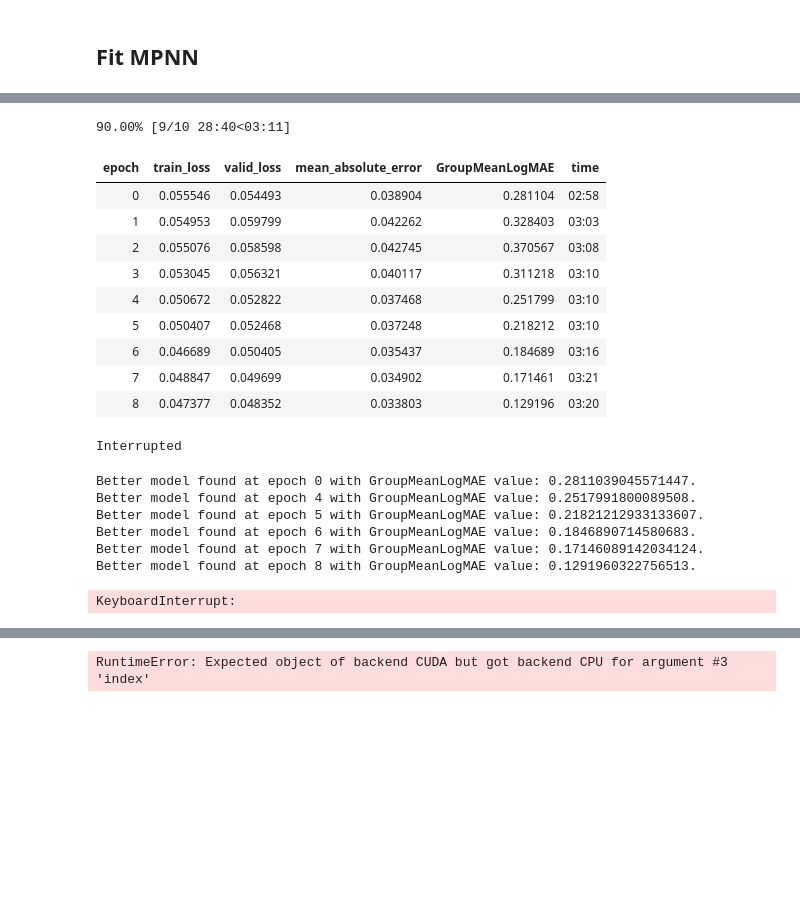
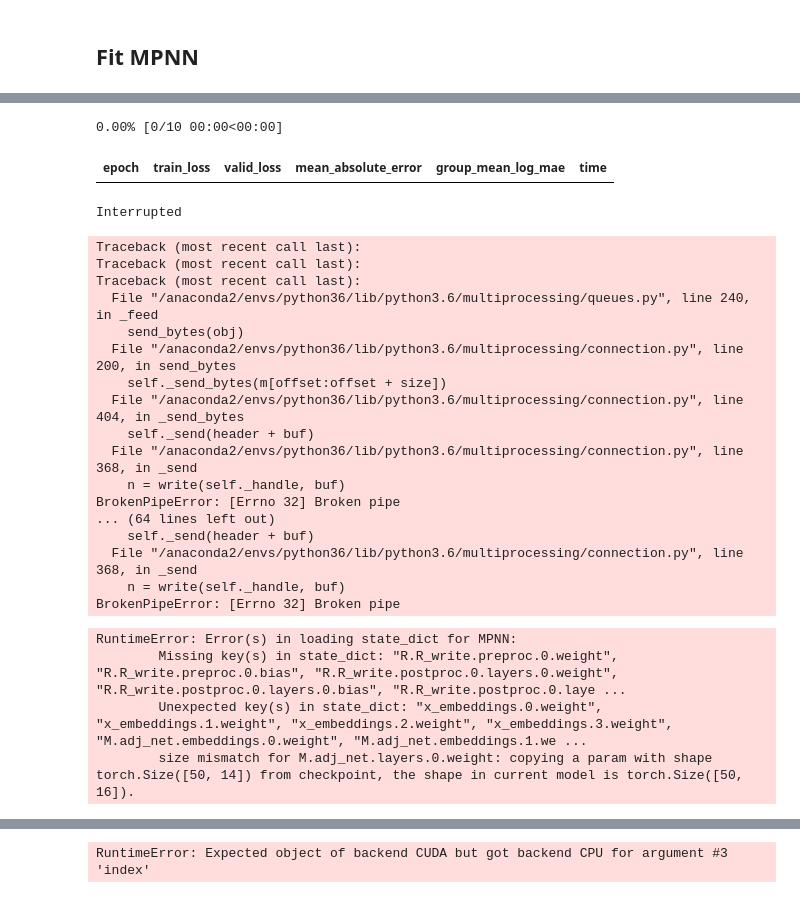
Before and after one commit to robinniesert/kaggle-champs, a Jupyter notebook: nbs/mpnn_cuda.ipynb, the cells around one changed output, grey strips where cells are left out. Cells and saved outputs as stored; diff of their text form; code cells hidden in the pictures; blank space fills up the shorter version.

Commit message:
type specific head

```diff
--- a/nbs/mpnn_cuda.ipynb
+++ b/nbs/mpnn_cuda.ipynb
@@ -1265,8 +1303,8 @@ use_master_node = True
 # %%
-train_ds = MoleculeDataset(y_train, x_train, e_train, mask_train, pairs_idx_train,
-                           use_master_node, edge_mask_train, x_m_train, e_m_train)
-val_ds   = MoleculeDataset(y_val, x_val, e_val, mask_val, pairs_idx_val,
-                           use_master_node, edge_mask_val, x_m_val, e_m_val)
+train_ds = MoleculeDataset(y_train, x_train, e_train, mask_train, pairs_idx_train, edge_mask_train,
+                           types_train, use_master_node, x_m_train, e_m_train)
+val_ds   = MoleculeDataset(y_val, x_val, e_val, mask_val, pairs_idx_val, edge_mask_val,
+                           types_val, use_master_node, x_m_val, e_m_val)
 train_dl = DataLoader(train_ds, batch_size, shuffle=True, num_workers=8)
 val_dl   = DataLoader(val_ds, batch_size, num_workers=8)
 db = DataBunch(train_dl, val_dl)
@@ -1283,7 +1323,7 @@ class GroupMeanLogMAE(Callback):
     types_cidx = 2
 
     def __init__(self, learn, **kwargs): self.learn = learn
-    def on_train_begin(self, **kwargs): self.learn.recorder.add_metric_names(['GroupMeanLogMAE'])
+    def on_train_begin(self, **kwargs): self.learn.recorder.add_metric_names(['group_mean_log_mae'])
     def on_epoch_begin(self, **kwargs): self.input, self.output, self.target = [], [], []
 
     def on_batch_end(self, last_target, last_output, last_input, train, **kwargs):
@@ -1315,13 +1355,16 @@ def set_seed(seed=100):
     # numpy RNG
     np.random.seed(seed)
 # %%
-wd = 1e-6
+wd, batch_norm = 0, False
 update_steps, proc_steps = 5, 10
 n_x, n_h, n_e = N_ATOM_FEATURES, 50, N_EDGE_FEATURES
 n_x_m, n_h_m, n_e_m = N_MASTER_FEATURES, 100, N_MASTER_EDGE_FEATURES
-enn_args = dict(layers=[50, 50, 50, 50], act=nn.ReLU(True), dropout=[0.0, 0.0, 0.0, 0.0], batch_norm=False)
-master_enn_args = dict(layers=[50, 50, 50, 50], act=nn.ReLU(True), dropout=[0.0, 0.0, 0.0, 0.0], batch_norm=False)
-R_net_args = dict(layers=[200, 100], act=nn.ReLU(True), dropout=[0.0, 0.0], batch_norm=False)
+enn_args = dict(layers=[50, 50, 50, 50], act=nn.ReLU(True), dropout=[0.0, 0.0, 0.0, 0.0],
+                batch_norm=batch_norm)
+master_enn_args = dict(layers=[50, 50, 50, 50], act=nn.ReLU(True), dropout=[0.0, 0.0, 0.0, 0.0],
+                       batch_norm=batch_norm)
+R_net_args = dict(pre_layers=[200], post_layers=[100], act=nn.ReLU(True), dropout=[0.0, 0.0],
+                  batch_norm=batch_norm)
 # %%
 set_seed(100)
 if use_master_node:
@@ -1342,4 +1422,4 @@ LR Finder is complete, type {learner_name}.recorder.plot() to see the graph.
 # %%
-learn.fit_one_cycle(10, max_lr=1e-3, callbacks=[SaveModelCallback(learn, every='improvement', mode='min',
-                                                                  monitor='GroupMeanLogMAE',  name='mpnn1')])
+learn.fit_one_cycle(10, max_lr=3e-4, callbacks=[SaveModelCallback(learn, every='improvement', mode='min',
+                                                                  monitor='group_mean_log_mae',  name='mpnn1')])
 # %% [output]
@@ -1381,23 +1457,28 @@ KeyboardInterrupt:
 # %%
-learn.fit_one_cycle(10, max_lr=2e-4, callbacks=[SaveModelCallback(learn, every='improvement', mode='min',
-                                                                  monitor='GroupMeanLogMAE',  name='mpnn2')])
+learn.fit_one_cycle(10, max_lr=1e-4, callbacks=[SaveModelCallback(learn, every='improvement', mode='min',
+                                                                  monitor='group_mean_log_mae',  name='mpnn2')])
 # %% [output]
-90.00% [9/10 28:40<03:11]
+0.00% [0/10 00:00<00:00]
-| epoch | train_loss | valid_loss | mean_absolute_error | GroupMeanLogMAE | time |
-| 0 | 0.055546 | 0.054493 | 0.038904 | 0.281104 | 02:58 |
-| 1 | 0.054953 | 0.059799 | 0.042262 | 0.328403 | 03:03 |
-| 2 | 0.055076 | 0.058598 | 0.042745 | 0.370567 | 03:08 |
-| 3 | 0.053045 | 0.056321 | 0.040117 | 0.311218 | 03:10 |
-| 4 | 0.050672 | 0.052822 | 0.037468 | 0.251799 | 03:10 |
-| 5 | 0.050407 | 0.052468 | 0.037248 | 0.218212 | 03:10 |
-| 6 | 0.046689 | 0.050405 | 0.035437 | 0.184689 | 03:16 |
-| 7 | 0.048847 | 0.049699 | 0.034902 | 0.171461 | 03:21 |
-| 8 | 0.047377 | 0.048352 | 0.033803 | 0.129196 | 03:20 |
+| epoch | train_loss | valid_loss | mean_absolute_error | group_mean_log_mae | time |
 Interrupted
-Better model found at epoch 0 with GroupMeanLogMAE value: 0.2811039045571447.
-Better model found at epoch 4 with GroupMeanLogMAE value: 0.2517991800089508.
-Better model found at epoch 5 with GroupMeanLogMAE value: 0.21821212933133607.
-Better model found at epoch 6 with GroupMeanLogMAE value: 0.1846890714580683.
-Better model found at epoch 7 with GroupMeanLogMAE value: 0.17146089142034124.
-Better model found at epoch 8 with GroupMeanLogMAE value: 0.1291960322756513.
+Traceback (most recent call last):
+Traceback (most recent call last):
+Traceback (most recent call last):
+  File "/anaconda2/envs/python36/lib/python3.6/multiprocessing/queues.py", line 240, in _feed
+    send_bytes(obj)
+  File "/anaconda2/envs/python36/lib/python3.6/multiprocessing/connection.py", line 200, in send_bytes
+    self._send_bytes(m[offset:offset + size])
+  File "/anaconda2/envs/python36/lib/python3.6/multiprocessing/connection.py", line 404, in _send_bytes
+    self._send(header + buf)
+  File "/anaconda2/envs/python36/lib/python3.6/multiprocessing/connection.py", line 368, in _send
+    n = write(self._handle, buf)
+BrokenPipeError: [Errno 32] Broken pipe
+... (64 lines left out)
+    self._send(header + buf)
+  File "/anaconda2/envs/python36/lib/python3.6/multiprocessing/connection.py", line 368, in _send
+    n = write(self._handle, buf)
+BrokenPipeError: [Errno 32] Broken pipe
-KeyboardInterrupt:
+RuntimeError: Error(s) in loading state_dict for MPNN:
+        Missing key(s) in state_dict: "R.R_write.preproc.0.weight", "R.R_write.preproc.0.bias", "R.R_write.postproc.0.layers.0.weight", "R.R_write.postproc.0.layers.0.bias", "R.R_write.postproc.0.laye ...
+        Unexpected key(s) in state_dict: "x_embeddings.0.weight", "x_embeddings.1.weight", "x_embeddings.2.weight", "x_embeddings.3.weight", "M.adj_net.embeddings.0.weight", "M.adj_net.embeddings.1.we ...
+        size mismatch for M.adj_net.layers.0.weight: copying a param with shape torch.Size([50, 14]) from checkpoint, the shape in current model is torch.Size([50, 16]).
```
Also changed, not shown: parts of 27 cells of this notebook, 1 other file.
